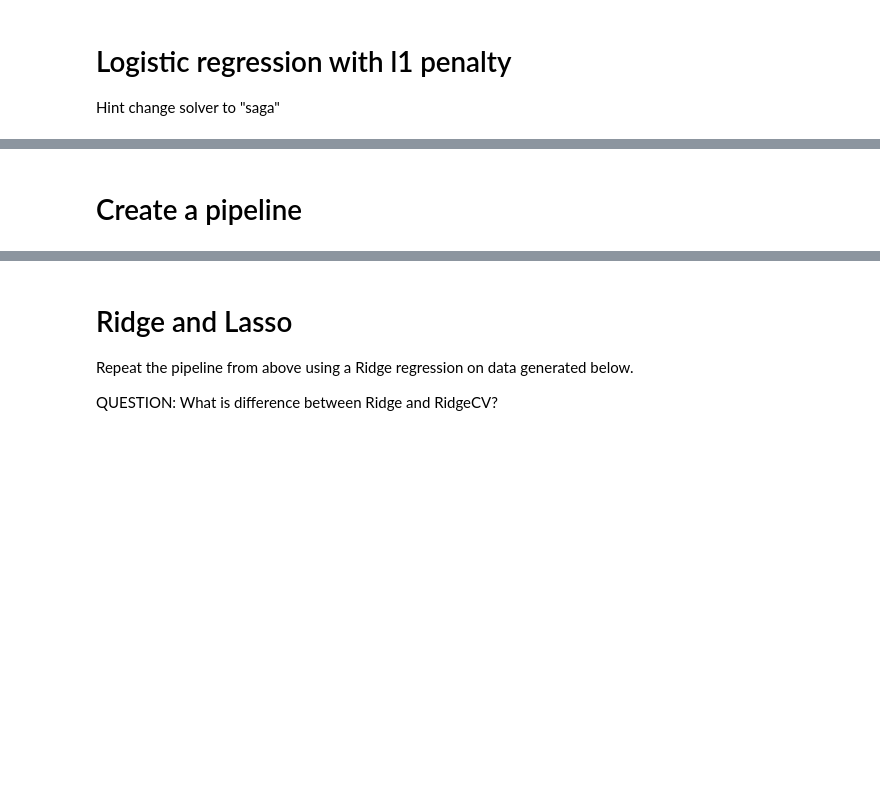
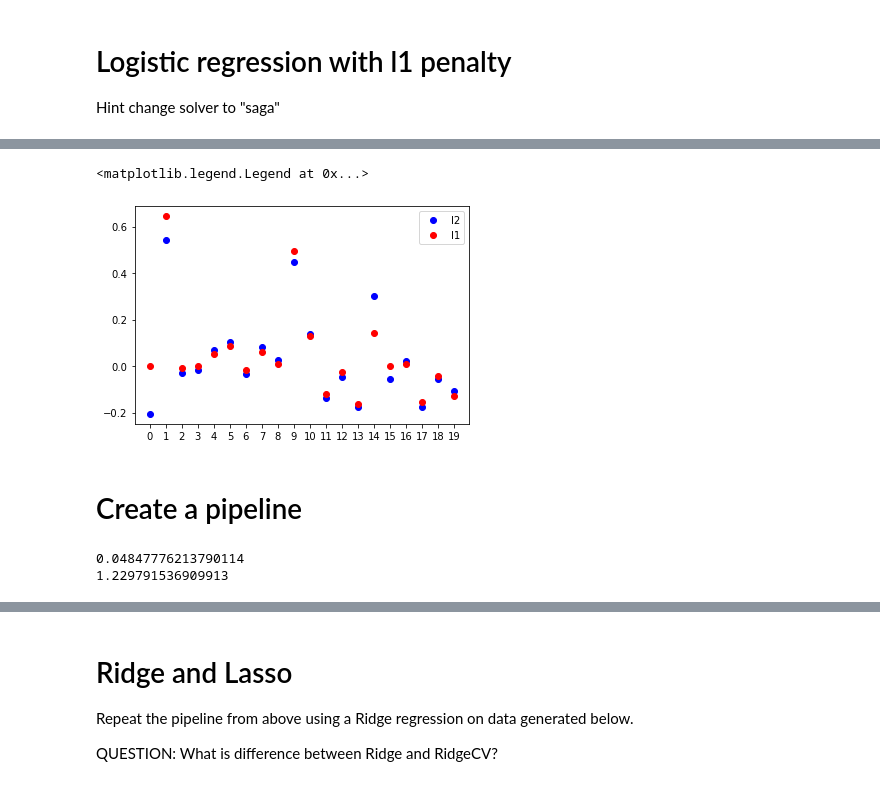
Before and after one commit to CognitiveScienceAU/ACN_2021, a Jupyter notebook: week_7/intro_sklearn.ipynb, the cells around one changed output, grey strips where cells are left out. Drawn from its saved outputs; the diff is of its cells as text; code cells hidden in the pictures; blank space fills up the shorter version.

```diff
--- a/week_7/intro_sklearn.ipynb
+++ b/week_7/intro_sklearn.ipynb
@@ -46,6 +102,10 @@ roc_auc_score(y_test, model_l1.predict(X_test))
 # %%
-plt.plot(model.coef_[0], '.b');
-plt.plot(model_l1.coef_[0], '.r');
+plt.plot(model.coef_[0], 'ob', label='l2');
+plt.plot(model_l1.coef_[0], 'or', label='l1');
 plt.xticks(np.arange(0, 20));
+plt.legend()
+# %% [output]
+<matplotlib.legend.Legend at 0x...>
+[figure, added]
 # %% [markdown]
 # Create a pipeline
@@ -54,3 +112,9 @@ X.std()
+# %%
+print(X.mean())
+print(X.std())
+# %% [output]
+0.04847776213790114
+1.229791536909913
 # %%
 from sklearn.pipeline import make_pipeline
 from sklearn.preprocessing import StandardScaler
```
Also changed, not shown: parts of 46 cells of this notebook, 1 other file.
